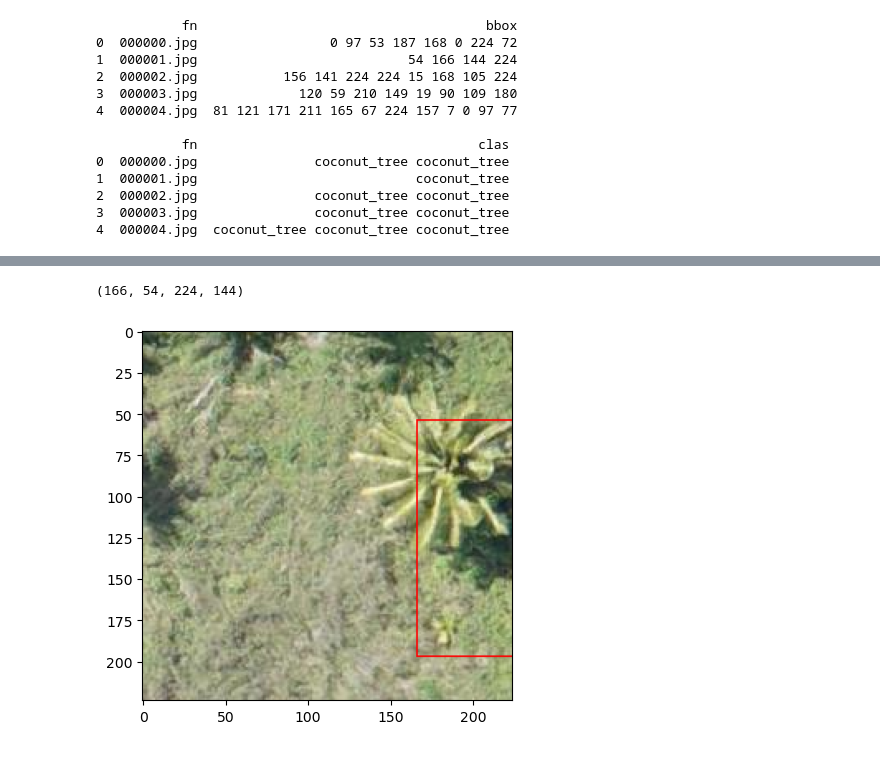
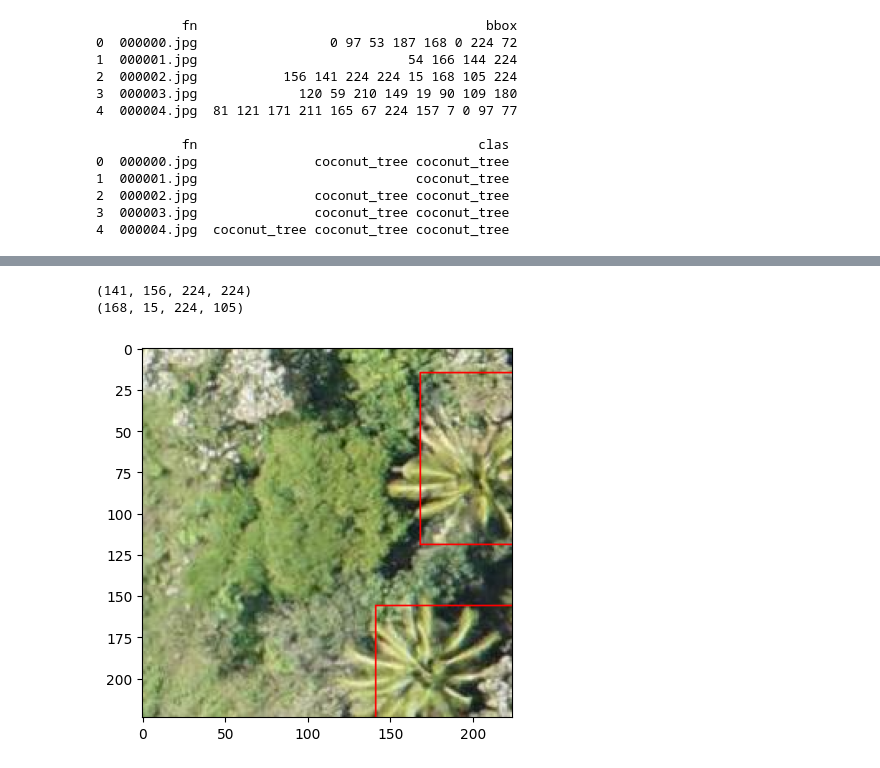
Before and after one commit to nexus-prime-official/CoconutCount, a Jupyter notebook: notebooks/test.ipynb, the cells around one changed output, grey strips where cells are left out. Saved outputs shown, nothing was run; the diff lists cells and outputs as text; code cells hidden in the pictures.

```diff
--- a/notebooks/test.ipynb
+++ b/notebooks/test.ipynb
@@ -207,38 +207,43 @@ df.head()
 # Loading a sample image to verify the annotation
 
 # for i in df_cats['fn']:
-sample_filename = "000001.jpg"
+sample_filename = "000002.jpg"
 
 img = cv2.imread(f"../data/raw_data/{sample_filename}")
 img = cv2.cvtColor(img, cv2.COLOR_BGR2RGB)
 # plt.imshow(img)
 # plt.show()
 
 # Object information
 image_data = df[df['filename'] == sample_filename]
+# print(df[df['filename'] == sample_filename])
 xmin = image_data['xmin'].values
 ymin = image_data['ymin'].values
 xmax = image_data['xmax'].values
 ymax = image_data['ymax'].values
 classes = image_data['class'].values
+# print(xmin, ymin, xmax, ymax, classes)
 
 bbox = np.array([xmin, ymin, xmax, ymax]).T
 labels = np.array([label for cls in classes for label in data_label if data_label[label] == cls])
 
 # print(labels)
-# print(bbox0)
+# print(bbox)
+# print(bbox.T)
 
 # display bounding boxes and labels
 img_clone = np.copy(img)
+# print(len(img_clone))
 for i in range(len(bbox)):
-    bb_data = (bbox[i][1], bbox[i][0], bbox[i][3], bbox[i][2])
+    bb_data = (bbox[i][0], bbox[i][1], bbox[i][2], bbox[i][3])
     print(bb_data)
     cv2.rectangle(img_clone, bb_data, color=(255,0,0))
 plt.imshow(img_clone)
 plt.show()
 # %% [output]
-(166, 54, 224, 144)
+(141, 156, 224, 224)
+(168, 15, 224, 105)
-[figure, old version]
+[figure, new version]
 # %%
 class CoconutTreeDataset(Dataset):
     def __init__(self, csv_file, img_dir, transform=None):
```
Also changed, not shown: parts of 6 cells of this notebook, 1 other file.
